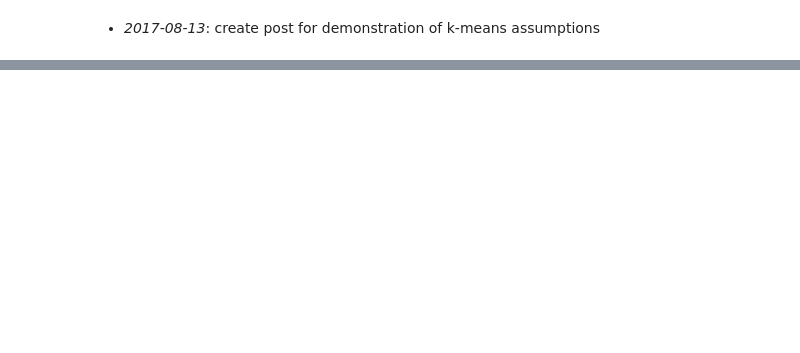
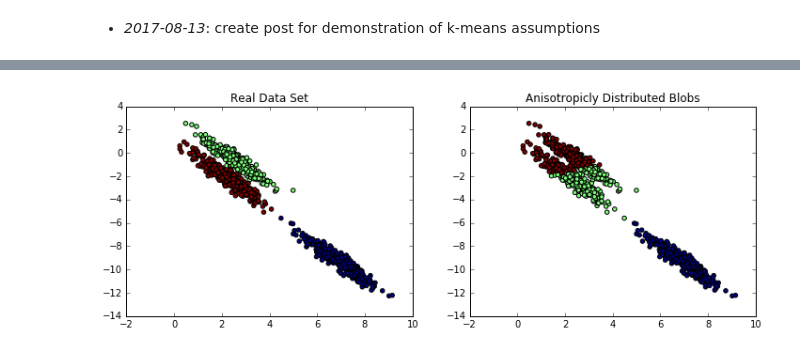
Before and after one commit to DearDon/Jekyll, a Jupyter notebook: _notebook/2017-08-13-plot-kmeans-assumptions.ipynb, the cells around one changed output, grey strips where cells are left out. Saved outputs shown, nothing was run; the diff lists cells and outputs as text; code cells hidden in the pictures; blank space fills up the shorter version.

```diff
--- a/_notebook/2017-08-13-plot-kmeans-assumptions.ipynb
+++ b/_notebook/2017-08-13-plot-kmeans-assumptions.ipynb
@@ -99,0 +59,19 @@ Automatically created module for IPython interactive environment
+# %%
+# Anisotropicly distributed data
+transformation = [[ 0.60834549, -0.63667341], [-0.40887718, 0.85253229]]
+X_aniso = np.dot(X, transformation)
+y_pred = KMeans(n_clusters=3, random_state=random_state).fit_predict(X_aniso)
+
+plt.figure(figsize=(12, 4))
+
+plt.subplot(121)
+plt.scatter(X_aniso[:, 0], X_aniso[:, 1], c=y)
+plt.title("Real Data Set")
+
+plt.subplot(122)
+plt.scatter(X_aniso[:, 0], X_aniso[:, 1], c=y_pred)
+plt.title("Anisotropicly Distributed Blobs")
+
+plt.show()
+# %% [output]
+[figure, added]
```
Also changed, not shown: parts of 10 cells of this notebook, 11 other files.
